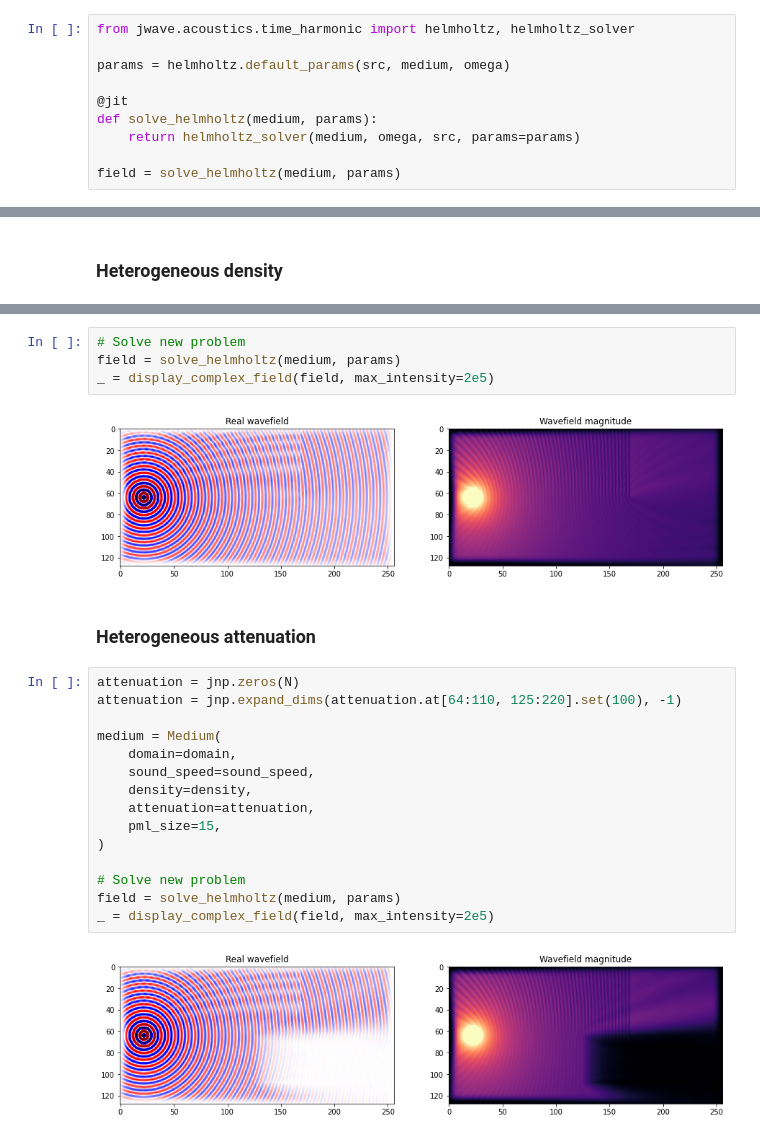
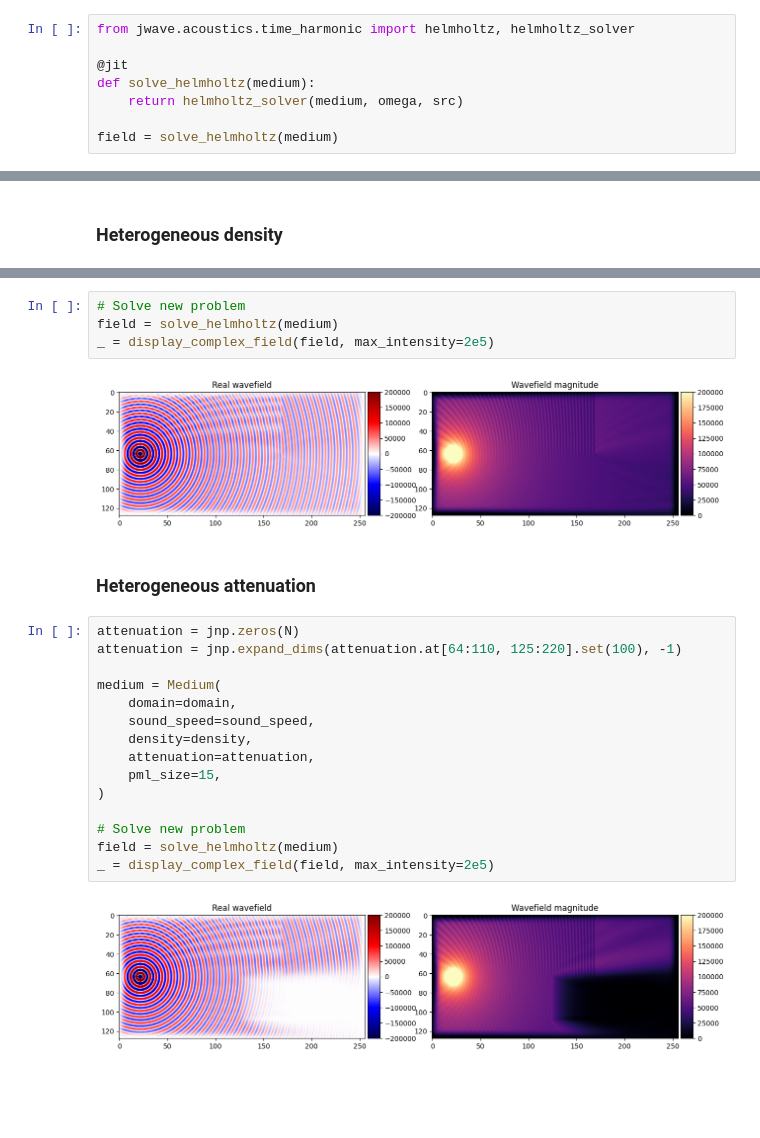
Before and after one commit to ucl-bug/jwave, a Jupyter notebook: docs/notebooks/harmonic/helmholtz_problem.ipynb, the cells around one changed output, grey strips where cells are left out. Cells and saved outputs as stored; diff of their text form; blank space fills up the shorter version.

Commit message:
fixed error in helmholtz notebook (#217)

```diff
--- a/docs/notebooks/harmonic/helmholtz_problem.ipynb
+++ b/docs/notebooks/harmonic/helmholtz_problem.ipynb
@@ -78,13 +78,11 @@ medium = Medium(domain=domain, sound_speed=sound_speed, density=1000., pml_size=
 # %%
 from jwave.acoustics.time_harmonic import helmholtz, helmholtz_solver
 
-params = helmholtz.default_params(src, medium, omega)
+@jit
+def solve_helmholtz(medium):
+    return helmholtz_solver(medium, omega, src)
 
-@jit
-def solve_helmholtz(medium, params):
-    return helmholtz_solver(medium, omega, src, params=params)
-
-field = solve_helmholtz(medium, params)
+field = solve_helmholtz(medium)
 # %%
 _ = display_complex_field(field, max_intensity=2e5)
 # %% [output]
@@ -115,9 +116,9 @@ dict_keys(['fft_rho0', 'fft_u', 'pml_on_grid'])
 # %%
 # Solve new problem
-field = solve_helmholtz(medium, params)
+field = solve_helmholtz(medium)
 _ = display_complex_field(field, max_intensity=2e5)
 # %% [output]
-[figure, old version]
+[figure, new version]
 # %% [markdown]
 ### Heterogeneous attenuation
 # %%
@@ -133,9 +134,9 @@ medium = Medium(
 )
 
 # Solve new problem
-field = solve_helmholtz(medium, params)
+field = solve_helmholtz(medium)
 _ = display_complex_field(field, max_intensity=2e5)
 # %% [output]
-[figure, old version]
+[figure, new version]
 # %%
 print("Runtime with GMRES (heterog. density and attenuation)")
```
Also changed, not shown: parts of 6 cells of this notebook, 1 other file.
